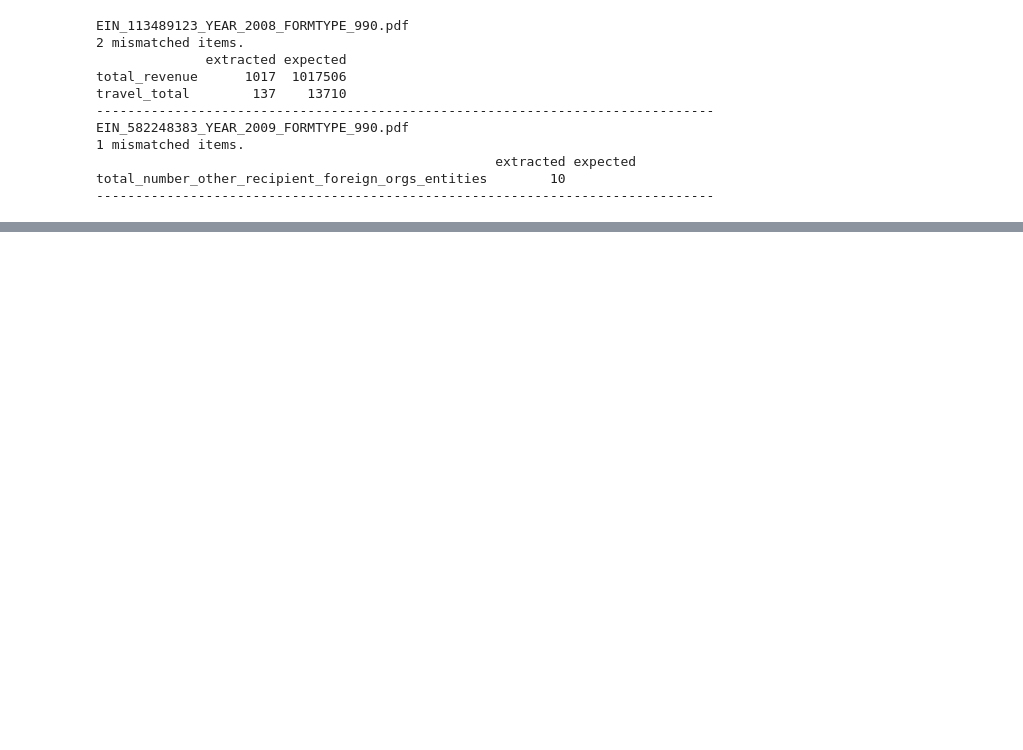
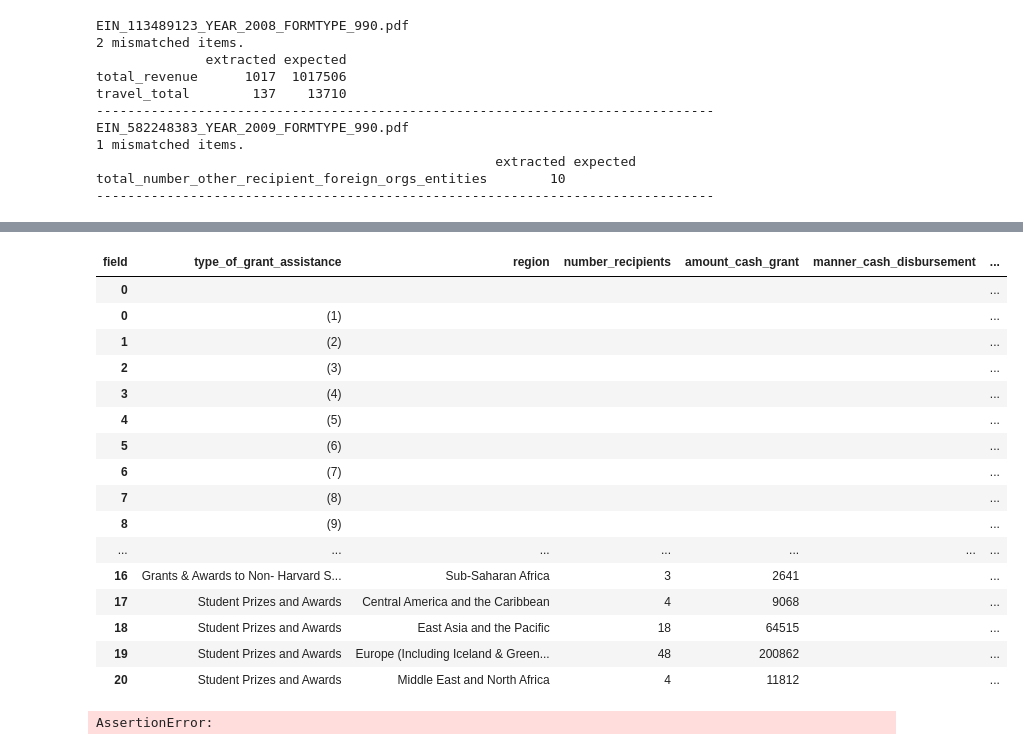
Before and after one commit to ethanscorey/parse_990_textract, a Jupyter notebook: debug_notebook.ipynb, the cells around one changed output, grey strips where cells are left out. Cells and saved outputs as stored; diff of their text form; code cells hidden in the pictures; blank space fills up the shorter version.

```diff
--- a/debug_notebook.ipynb
+++ b/debug_notebook.ipynb
@@ -255 +276,26 @@ pd.concat(schedule_f_part_iii_rows).iloc[19:]
+# %%
+VALIDATE_TOP and pd.concat(schedule_f_part_iii_rows).head(50)
+# %% [output]
+| field | type_of_grant_assistance | region | number_recipients | amount_cash_grant | manner_cash_disbursement | ... |
+| 0 |  |  |  |  |  | ... |
+| 0 | (1) |  |  |  |  | ... |
+| 1 | (2) |  |  |  |  | ... |
+| 2 | (3) |  |  |  |  | ... |
+| 3 | (4) |  |  |  |  | ... |
+| 4 | (5) |  |  |  |  | ... |
+| 5 | (6) |  |  |  |  | ... |
+| 6 | (7) |  |  |  |  | ... |
+| 7 | (8) |  |  |  |  | ... |
+| 8 | (9) |  |  |  |  | ... |
+| ... | ... | ... | ... | ... | ... | ... |
+| 16 | Grants & Awards to Non- Harvard S... | Sub-Saharan Africa | 3 | 2641 |  | ... |
+| 17 | Student Prizes and Awards | Central America and the Caribbean | 4 | 9068 |  | ... |
+| 18 | Student Prizes and Awards | East Asia and the Pacific | 18 | 64515 |  | ... |
+| 19 | Student Prizes and Awards | Europe (Including Iceland & Green... | 48 | 200862 |  | ... |
+| 20 | Student Prizes and Awards | Middle East and North Africa | 4 | 11812 |  | ... |
+# %%
+if VALIDATE_TOP:
+    assert False
+# %% [output]
+AssertionError:
 # %%
```
Also changed, not shown: parts of 96 cells of this notebook, 4 other files.
